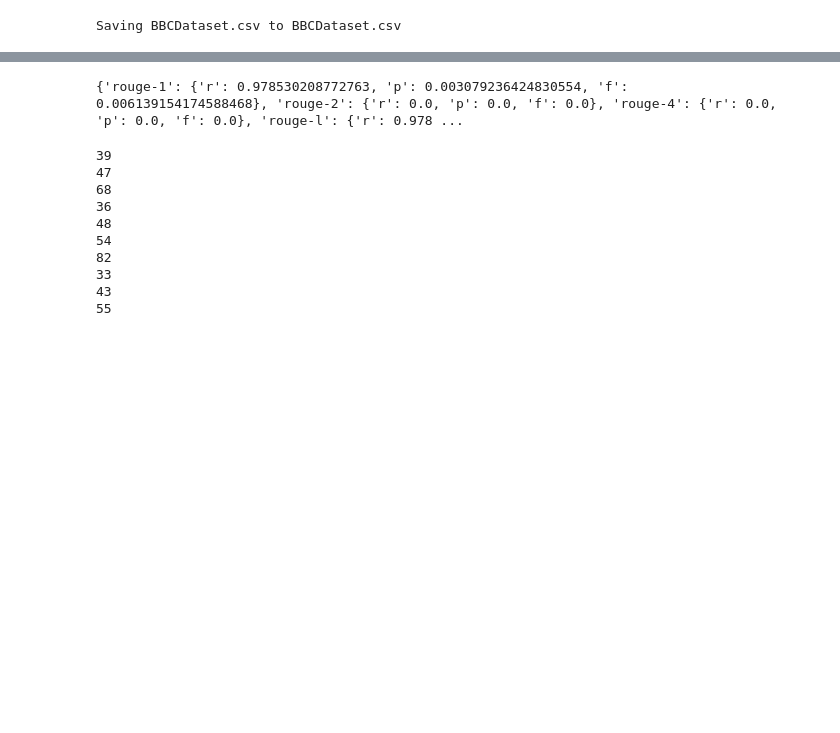
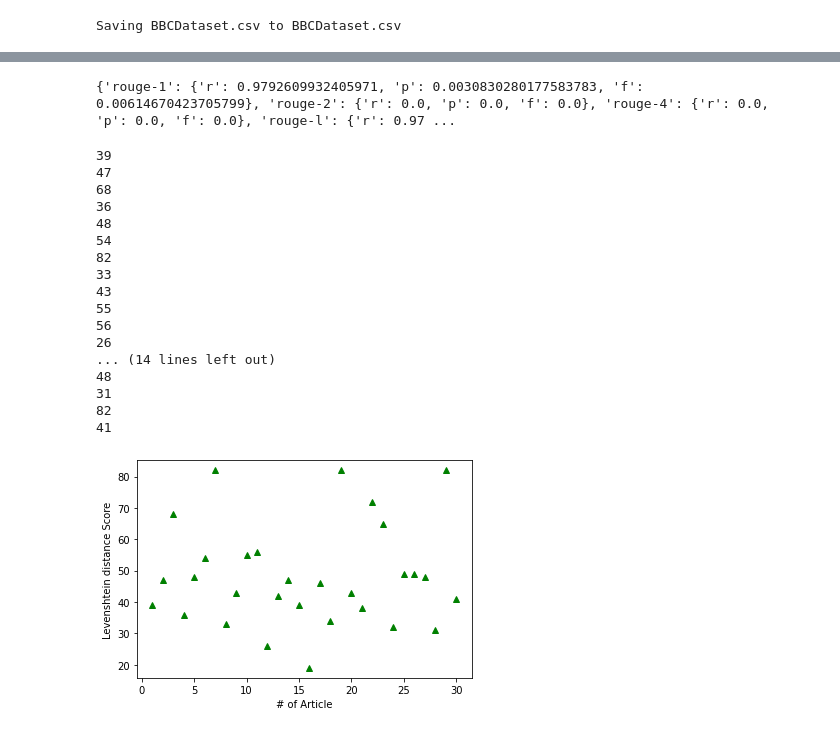
Before and after one commit to prashanth018/Text-Summarization, a Jupyter notebook: Copy_of_Text_summarization_using_word_frequencies.ipynb, the cells around one changed output, grey strips where cells are left out. Saved outputs shown, nothing was run; the diff lists cells and outputs as text; code cells hidden in the pictures; blank space fills up the shorter version.

```diff
--- a/Copy_of_Text_summarization_using_word_frequencies.ipynb
+++ b/Copy_of_Text_summarization_using_word_frequencies.ipynb
@@ -118,7 +118,7 @@ print(scores)
 {'rouge-1': {'r': 0.9718875502008032, 'p': 0.019689203482222764, 'f': 0.03859649122807018}, 'rouge-2': {'r': 0.8585858585858586, 'p': 0.013888888888888888, 'f': 0.027335584499115613}, 'rouge-4': {'r': ...
 # %%
 from fuzzywuzzy import fuzz
-fuzz_ratio = fuzz.ratio(result, actual)
+fuzz_ratio = fuzz.ratio(result, actual_summary)
 fuzz_ratio
 # %% [output]
 71
@@ -134,5 +134,5 @@ import pandas as pd
 
 # Run summarization
 dataset = pd.read_csv('BBCDataset.csv', encoding ='cp1252')
-story = dataset['story'].iloc[0:10]
-original_summary  = dataset['Summary'].iloc[0:10]
+story = dataset['story'].iloc[0:30]
+original_summary  = dataset['Summary'].iloc[0:30]
@@ -194,12 +196,14 @@ rouge = PyRouge(rouge_n=(1, 2, 4), rouge_l=True, rouge_w=True,
 scores = rouge.evaluate_tokenized(hypotheses, references)
 print(scores)
 # %% [output]
-{'rouge-1': {'r': 0.978530208772763, 'p': 0.003079236424830554, 'f': 0.006139154174588468}, 'rouge-2': {'r': 0.0, 'p': 0.0, 'f': 0.0}, 'rouge-4': {'r': 0.0, 'p': 0.0, 'f': 0.0}, 'rouge-l': {'r': 0.978 ...
+{'rouge-1': {'r': 0.9792609932405971, 'p': 0.0030830280177583783, 'f': 0.00614670423705799}, 'rouge-2': {'r': 0.0, 'p': 0.0, 'f': 0.0}, 'rouge-4': {'r': 0.0, 'p': 0.0, 'f': 0.0}, 'rouge-l': {'r': 0.97 ...
 # %%
 from fuzzywuzzy import fuzz
+fuzzy_ratio_list = []
 for i in range(len(hypotheses)):
   fuzz_ratio = fuzz.ratio(hypotheses[i],references[i])
   print(fuzz_ratio)
+  fuzzy_ratio_list.append(fuzz_ratio)
 # %% [output]
 39
 47
@@ -211,3 +215,19 @@ for i in range(len(hypotheses)):
 33
 43
 55
+56
+26
+... (14 lines left out)
+48
+31
+82
+41
+# %%
+import matplotlib.pyplot as plt
+p2 = plt.plot([1, 2, 3, 4, 5, 6, 7, 8,9,10,11,12,13,14,15,16,17,18,19,20,21,22,23,24,25,26,27,28,29,30], fuzzy_ratio_list, 'g ^', label="bert")
+plt.ylabel('Levenshtein distance Score')
+plt.xlabel('# of Article')
+#plt.legend(handles=[p2], title='title', bbox_to_anchor=(1.05, 1), loc='upper left', fontsize='small')
+plt.show()
+# %% [output]
+[figure, added]
```
Also changed, not shown: parts of 4 cells of this notebook.
